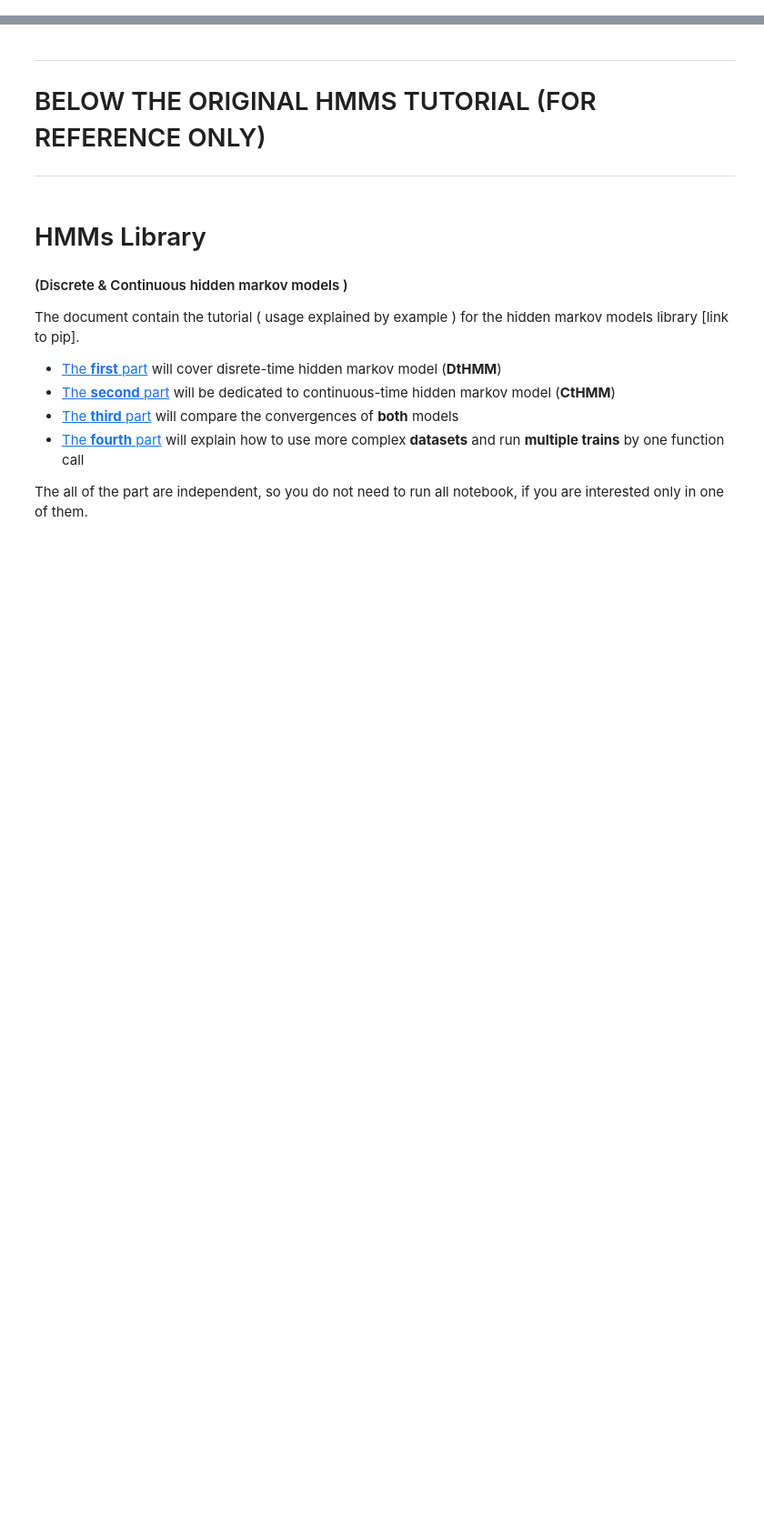
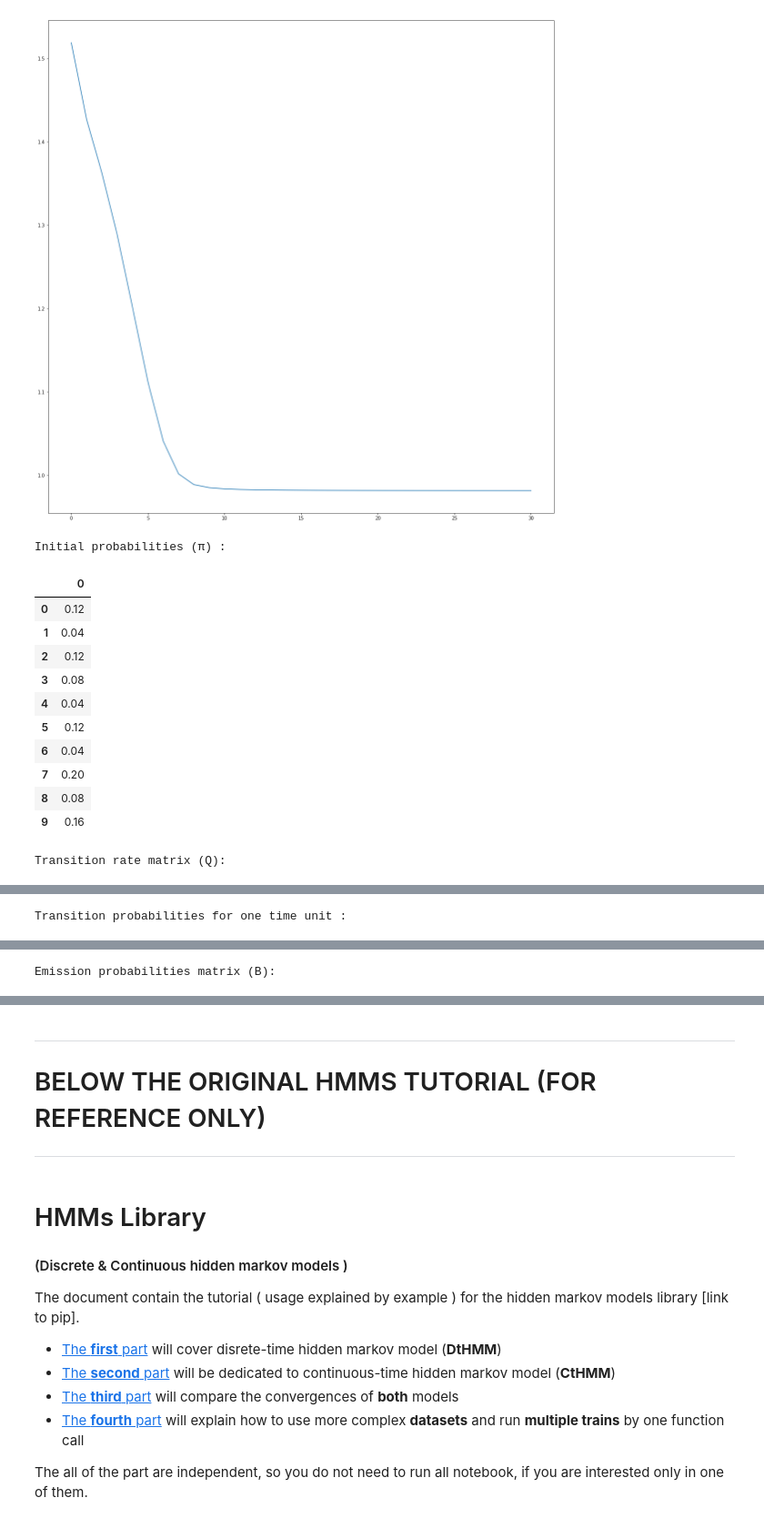
Before and after one commit to marc-hanheide/jupyter-notebooks, a Jupyter notebook: hmms.ipynb, the cells around one changed output, grey strips where cells are left out. Shown at 91% size. Saved outputs shown, nothing was run; the diff lists cells and outputs as text; code cells hidden in the pictures; blank space fills up the shorter version.

```diff
--- a/hmms.ipynb
+++ b/hmms.ipynb
@@ -200,0 +395,9 @@ state predictions:
+# %%
+seq_num = 25
+seq_len = 50
+
+#generate artificial dataset of times, hidden states and emissions sequences
+t_seqs, s_seqs, e_seqs = chmm.generate_data( (seq_num,seq_len), states=True )
+
+chmm_ml = hmms.CtHMM.random(N_nodes,N_nodes+1)
+graph = chmm_ml.maximum_likelihood_estimation(s_seqs,t_seqs,e_seqs,30,est=True )
@@ -200,0 +422,22 @@ state predictions:
+# %%
+#print the convergence graph
+log_est =  chmm.full_data_estimate  ( s_seqs,t_seqs,e_seqs )
+
+plt.plot( graph / log_est )
+plt.show()
+hmms.print_parameters( chmm_ml )
+# %% [output]
+[figure, added]
+Initial probabilities (π) :
+|  | 0 |
+| 0 | 0.12 |
+| 1 | 0.04 |
+| 2 | 0.12 |
+| 3 | 0.08 |
+| 4 | 0.04 |
+| 5 | 0.12 |
+| 6 | 0.04 |
+| 7 | 0.20 |
+| 8 | 0.08 |
+| 9 | 0.16 |
+Transition rate matrix (Q):
@@ -200,0 +455 @@ state predictions:
+Transition probabilities for one time unit :
@@ -200,0 +467 @@ state predictions:
+Emission probabilities matrix (B):
```
Also changed, not shown: parts of 10 cells of this notebook.
